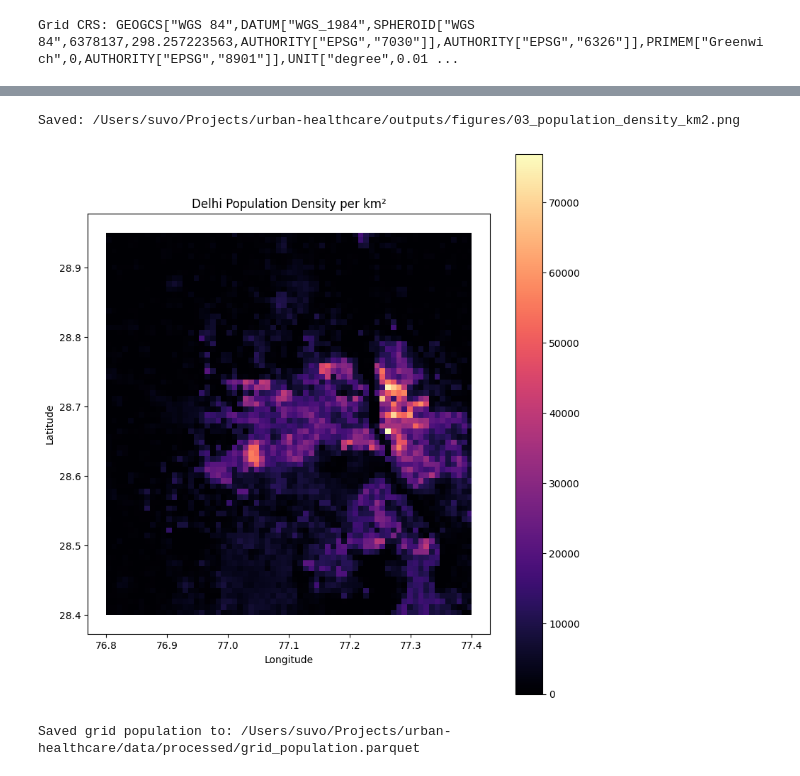
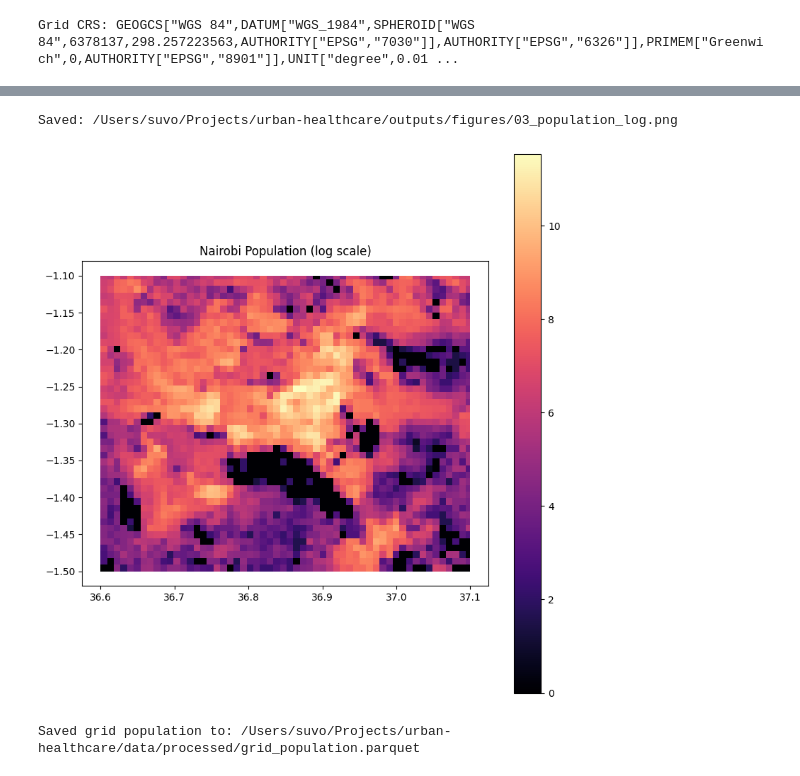
Before and after one commit to suvoganguli/urban-healthcare, a Jupyter notebook: notebooks/03_aggregate_population.ipynb, the cells around one changed output, grey strips where cells are left out. Drawn from its saved outputs; the diff is of its cells as text; code cells hidden in the pictures.

```diff
--- a/notebooks/03_aggregate_population.ipynb
+++ b/notebooks/03_aggregate_population.ipynb
@@ -127,23 +127,26 @@ Saved: /Users/suvo/Projects/urban-healthcare/outputs/figures/03_grid_population.
 # %%
+import numpy as np
+
+grid_wgs84["log_population"] = np.log1p(grid_wgs84["population"])
+
 fig, ax = plt.subplots(figsize=(8, 8))
+
 grid_wgs84.plot(
-    column="population_density_km2",
+    column="log_population",
     ax=ax,
     legend=True,
     cmap="magma",
     linewidth=0
 )
 
-ax.set_title(f"{CITY_NAME} Population Density per km²")
-ax.set_xlabel("Longitude")
-ax.set_ylabel("Latitude")
+ax.set_title(f"{CITY_NAME} Population (log scale)")
 plt.tight_layout()
 
-savefig(fig, "03_population_density_km2.png")
+savefig(fig, "03_population_log.png")
 plt.show()
 # %% [output]
-Saved: /Users/suvo/Projects/urban-healthcare/outputs/figures/03_population_density_km2.png
+Saved: /Users/suvo/Projects/urban-healthcare/outputs/figures/03_population_log.png
-[figure, old version]
+[figure, new version]
 # %%
 grid.to_parquet(FILES["grid_population"], index=False)
 print("Saved grid population to:", FILES["grid_population"])
```
Also changed, not shown: parts of 5 cells of this notebook, 48 other files.
